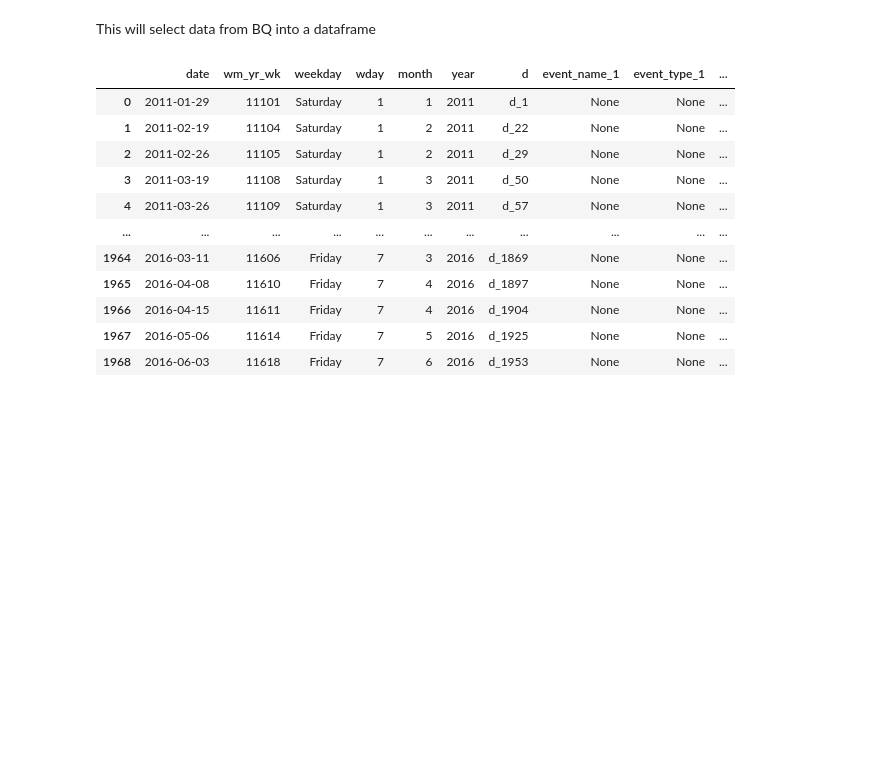
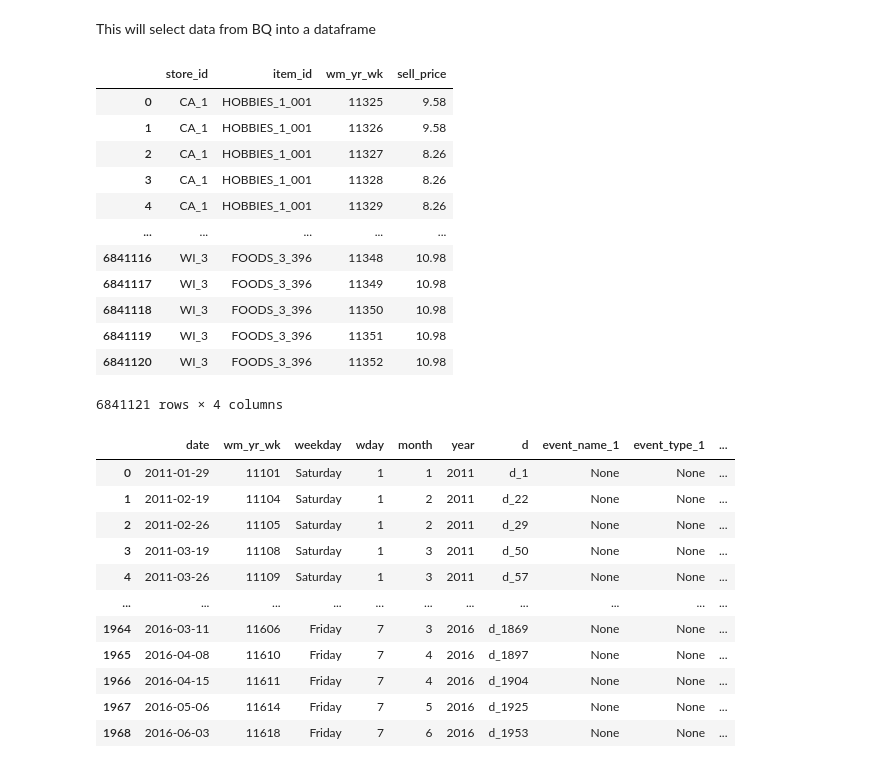
Before and after one commit to chriseisbrown/kaggle, a Jupyter notebook: bigquery_trial.ipynb, the cells around one changed output. Drawn from its saved outputs; the diff is of its cells as text; code cells hidden in the pictures; blank space fills up the shorter version.

```diff
--- a/bigquery_trial.ipynb
+++ b/bigquery_trial.ipynb
@@ -9,3 +12,19 @@ This will select data from BQ into a dataframe
+# %%
+prices
+# %% [output]
+|  | store_id | item_id | wm_yr_wk | sell_price |
+| 0 | CA_1 | HOBBIES_1_001 | 11325 | 9.58 |
+| 1 | CA_1 | HOBBIES_1_001 | 11326 | 9.58 |
+| 2 | CA_1 | HOBBIES_1_001 | 11327 | 8.26 |
+| 3 | CA_1 | HOBBIES_1_001 | 11328 | 8.26 |
+| 4 | CA_1 | HOBBIES_1_001 | 11329 | 8.26 |
+| ... | ... | ... | ... | ... |
+| 6841116 | WI_3 | FOODS_3_396 | 11348 | 10.98 |
+| 6841117 | WI_3 | FOODS_3_396 | 11349 | 10.98 |
+| 6841118 | WI_3 | FOODS_3_396 | 11350 | 10.98 |
+| 6841119 | WI_3 | FOODS_3_396 | 11351 | 10.98 |
+| 6841120 | WI_3 | FOODS_3_396 | 11352 | 10.98 |
+6841121 rows × 4 columns
 # %%
 %%bigquery calendar
 SELECT * FROM `kaggle-covid.calendar.calendar`
```
Also changed, not shown: parts of 10 cells of this notebook.
